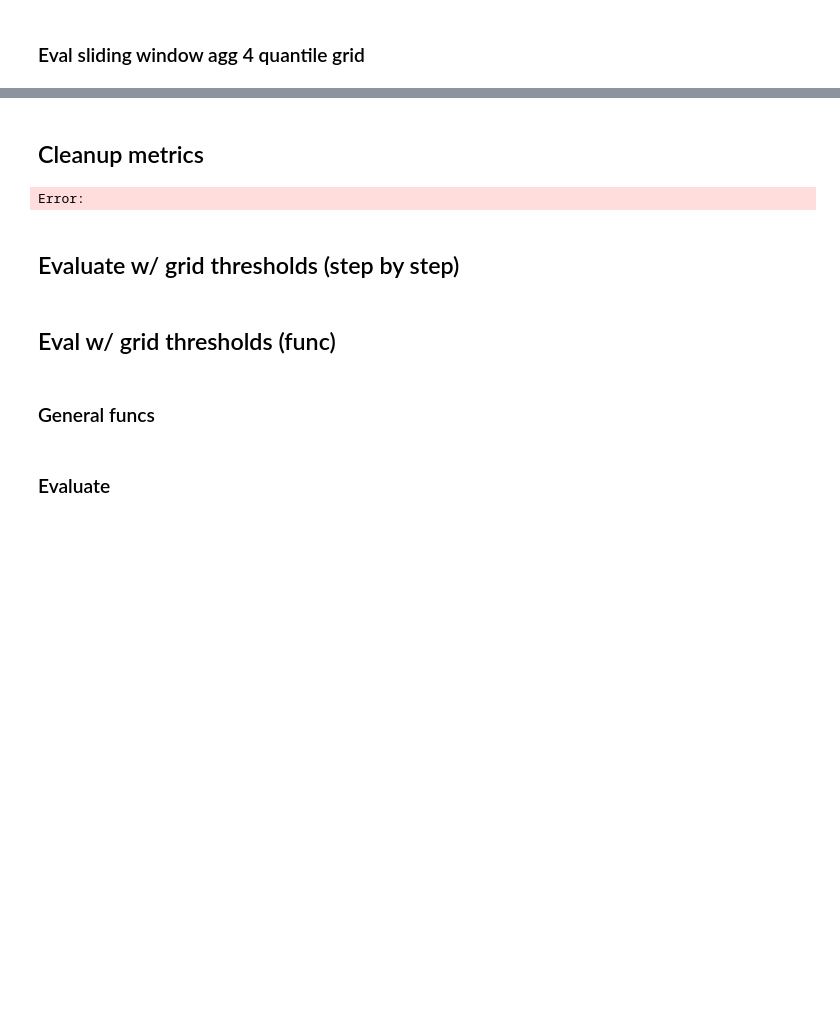
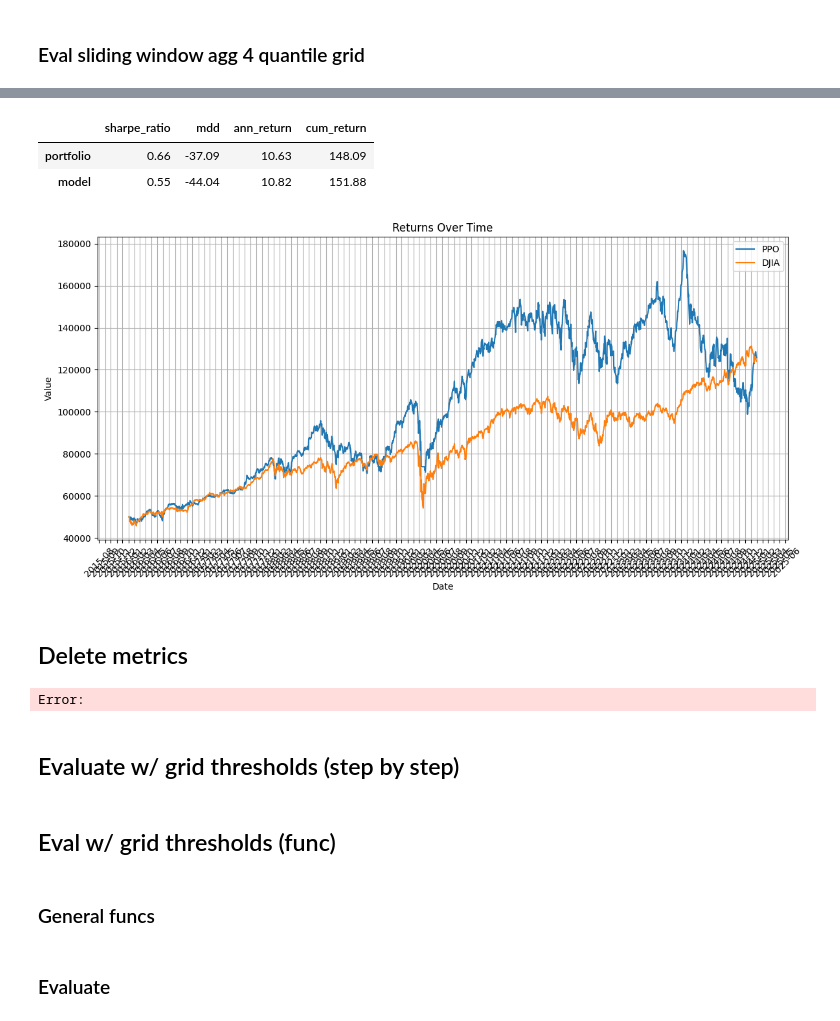
Before and after one commit to tony-pitchblack/FinRL, a Jupyter notebook: examples/finrl_dt_replicate_train_hft.ipynb, the cells around one changed output, grey strips where cells are left out. Saved outputs shown, nothing was run; the diff lists cells and outputs as text; code cells hidden in the pictures; blank space fills up the shorter version.

Commit message:
fix metrics computation

```diff
--- a/examples/finrl_dt_replicate_train_hft.ipynb
+++ b/examples/finrl_dt_replicate_train_hft.ipynb
@@ -1088,10 +1089,8 @@ def calculate_annualized_return(asset_values: pd.Series) -> float:
     if total_return <= -1.0:                 # portfolio wiped out
         return -100.0
 
-    # replace in calculate_annualized_return
-    trading_days = len(asset_values) - 1          # one fewer because pct_change drops first
-    elapsed_years = trading_days / 252           # use trading-day count, not calendar time
-    elapsed_years = (asset_values.index[-1] - asset_values.index[0]).total_seconds() / _SECS_IN_CALENDAR_YEAR
+    elapsed_total_time = asset_values.index[-1] - asset_values.index[0]
+    elapsed_years = elapsed_total_time.total_seconds() / _SECS_IN_CALENDAR_YEAR
     if elapsed_years <= 0:
         return 0.0
 
@@ -2300,7 +2379,7 @@ def evaluate_model(
         eval_env,
     )
 
-    metrics = compute_metrics(df_account_value)
+    metrics = compute_metrics(df_account_value.set_index('date').squeeze())
     env_metrics.update({
         'end_amount': eval_env.amount,
         'end_stocks': eval_env.stocks,
@@ -4416,7 +4493,10 @@ FILTER_HASH_LIST_DICT = {
     ],
 
     'dlfie5lm': [
-        'cefce44cc1d318d3f2cc3814d86eada62bb5421be85fbd70e2895bc2a2cb0d7d'
+        # 'cefce44cc1d318d3f2cc3814d86eada62bb5421be85fbd70e2895bc2a2cb0d7d'
+        # '09af75b2e466f30862fec05054d40bd07b19abeca6fd08ef489d597870634a80'
+        # 'bce6e29d4827f16d9145db5732178fe7a61dd9ef87f2a762b627a7ac3c920815'
+        '06e74d89b231e66b355619ea3d87939dcb09d9e876694f34166ad660bedd5b8c'
     ]
 }
 
@@ -4674,7 +4790,7 @@ def eval_agg_dija(first_run, last_run, split_label='test', silent=False):
         initial_amount=first_run.config['initial_amount']
     )
 
-    djia_metrics = compute_metrics(df_djia)
+    djia_metrics = compute_metrics(df_djia.set_index('date').squeeze())
     print(f'djia_metrics: {djia_metrics}')
 
     # assert isinstance(last_run, wandb.sdk.wandb_run.Run), "last_run should be activated"
@@ -7376,5 +6766,47 @@ test.q_90.agg_cum_return/ppo 5.19
+# %%
+agg_metrics_per_split_model = compute_metrics(
+    agg_asset_values_df
+        .drop(columns=INDEX_NAMES_TO_DISPLAY_NAMES[BASELINE_INDEX_NAME])
+        .set_index('date')
+        .squeeze()
+)
+
+agg_metrics_per_split_portfolio = compute_metrics(
+    agg_asset_values_df
+        .drop(columns=FILTER_MODEL_NAME)
+        .set_index('date')
+        .squeeze()
+)
+pd.DataFrame({
+    'portfolio': agg_metrics_per_split_portfolio,
+    'model': agg_metrics_per_split_model
+}).T
+# %% [output]
+|  | sharpe_ratio | mdd | ann_return | cum_return |
+| portfolio | 0.66 | -37.09 | 10.63 | 148.09 |
+| model | 0.55 | -44.04 | 10.82 | 151.88 |
+# %%
+# Plot returns over time with quarterly x-axis
+plt.figure(figsize=(12, 6))
+plt.plot(agg_asset_values_df['date'], agg_asset_values_df['PPO'], label='PPO')
+plt.plot(agg_asset_values_df['date'], agg_asset_values_df['DJIA'], label='DJIA')
+
+# Format x-axis to show quarterly dates
+plt.gca().xaxis.set_major_locator(mdates.MonthLocator(interval=1))
+plt.gca().xaxis.set_major_formatter(mdates.DateFormatter('%Y-%m'))
+plt.xticks(rotation=45)
+
+plt.title('Returns Over Time')
+plt.xlabel('Date')
+plt.ylabel('Value')
+plt.legend()
+plt.grid(True)
+plt.tight_layout()
+plt.show()
+# %% [output]
+[figure, added]
 # %% [markdown]
-## Cleanup metrics
+## Delete metrics
 # %%
 #@title filter_metrics
 import re
```
Also changed, not shown: parts of 61 cells of this notebook.
